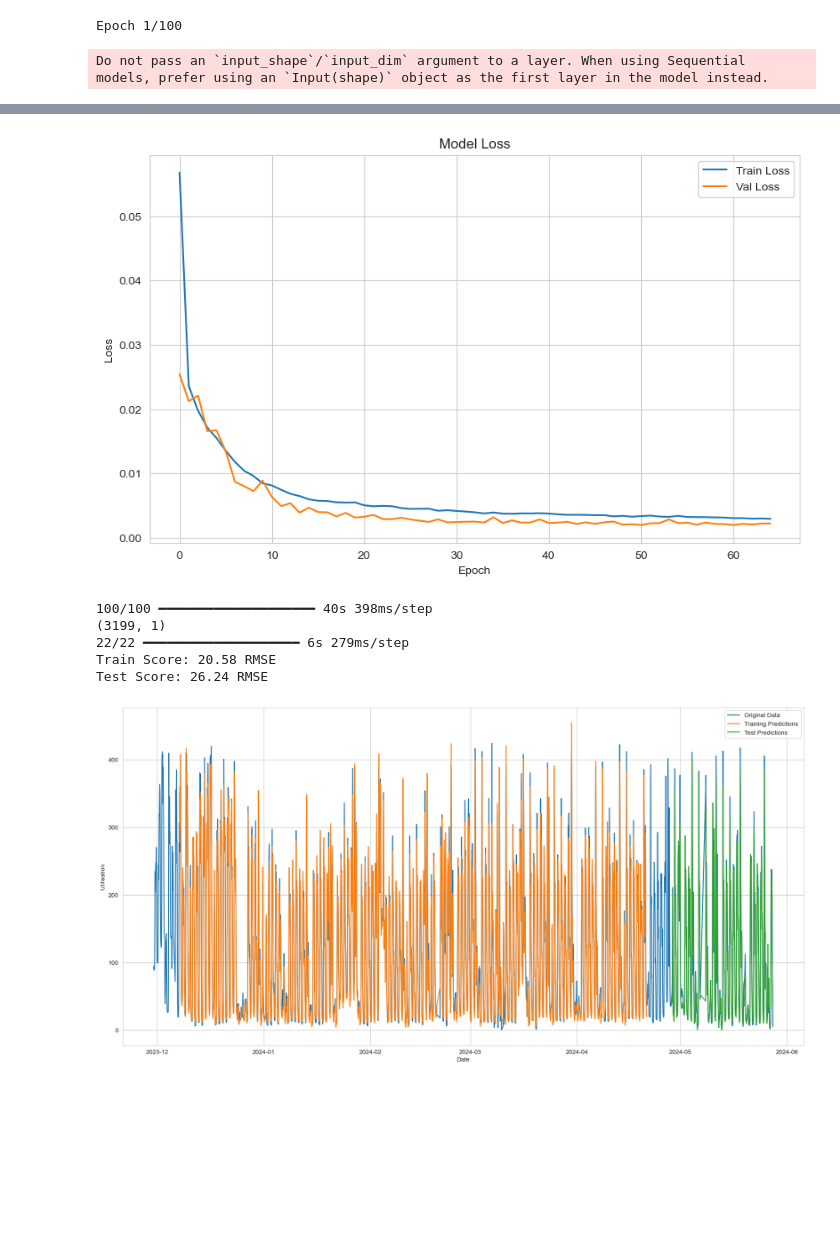
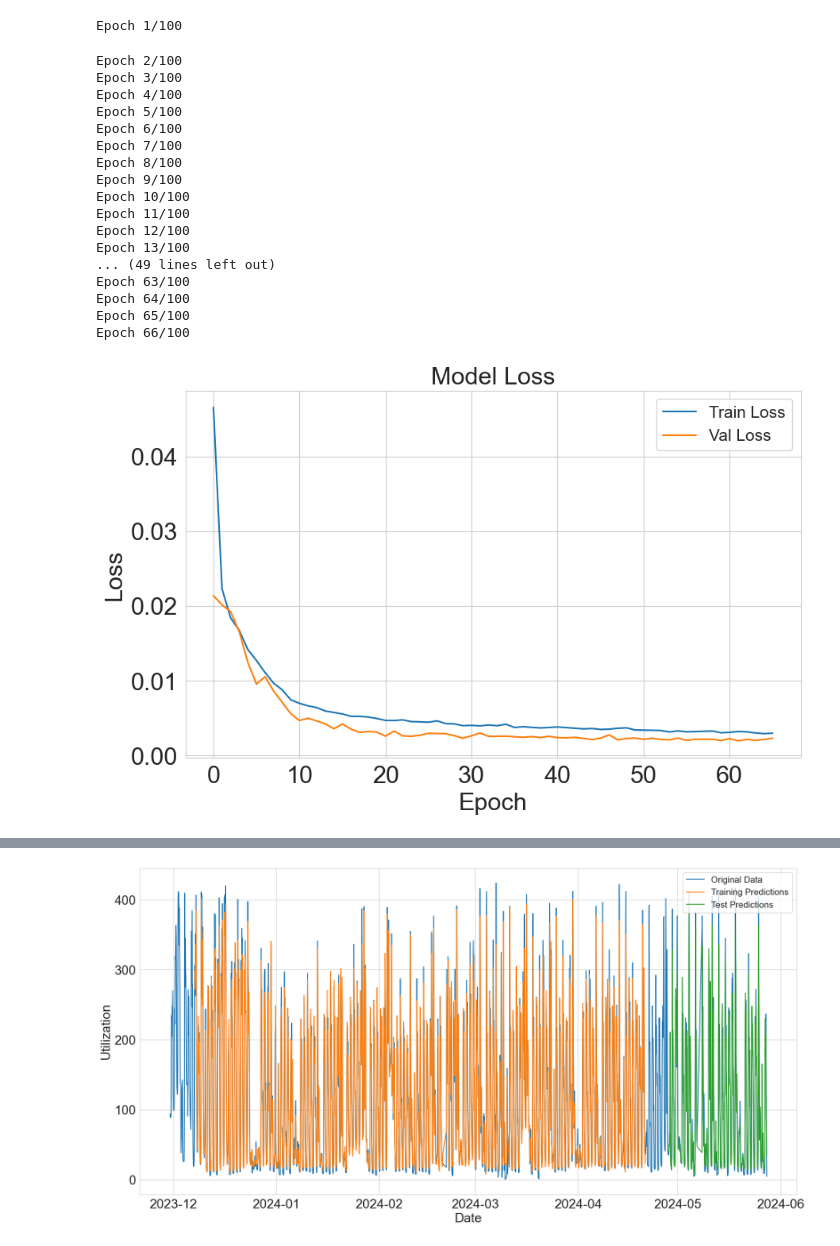
Before and after one commit to veronikaKircsev/ParkData, a Jupyter notebook: lstm_hourly_with_features.ipynb, the cells around one changed output, grey strips where cells are left out. Saved outputs shown, nothing was run; the diff lists cells and outputs as text; code cells hidden in the pictures; blank space fills up the shorter version.

```diff
--- a/lstm_hourly_with_features.ipynb
+++ b/lstm_hourly_with_features.ipynb
@@ -74,7 +74,7 @@ model.add(Dense(8, activation = 'relu'))
 model.add(LSTM(168))
 model.add(Dropout(0.2))
 model.add(Dense(1, activation = 'linear'))
-early_stop = EarlyStopping(monitor = 'val_loss', patience = 4, start_from_epoch=60)
+early_stop = EarlyStopping(monitor = 'val_loss', patience = 4, start_from_epoch=50)
 
 model.compile(loss='mean_squared_error', optimizer='adam')
 model.fit(trainX, trainY, epochs=100, batch_size=32, verbose=10, validation_split=0.2, callbacks = [early_stop])
@@ -83,10 +83,12 @@ losses_df = pd.DataFrame(model.history.history)
 plt.figure(figsize=(10,6))
 plt.plot(losses_df['loss'], label='Train Loss')
 plt.plot(losses_df['val_loss'], label='Val Loss')
-plt.title('Model Loss')
-plt.xlabel('Epoch')
-plt.ylabel('Loss')
-plt.legend()
+plt.title('Model Loss', fontsize=22)
+plt.xlabel('Epoch', fontsize=22)
+plt.ylabel('Loss', fontsize=22)
+plt.xticks(fontsize=22)
+plt.yticks(fontsize=22)
+plt.legend(fontsize=15)
 plt.show()
 
 
@@ -126,10 +128,29 @@ dataset = scaler.inverse_transform(dataset)
 plt.plot(dates, dataset[:, 0] , label='Original Data')
 plt.plot(dates, trainPredictPlot, label='Training Predictions')
 plt.plot(dates, testPredictPlot, label='Test Predictions')
-plt.xlabel('Date')
-plt.ylabel('Utilisation')
-plt.legend()
+plt.xlabel('Date', fontsize=22)
+plt.ylabel('Utilization', fontsize=22)
+plt.xticks(fontsize=22)
+plt.yticks(fontsize=22)
+plt.legend(fontsize=15)
 plt.show()
 # %% [output]
 Epoch 1/100
-Do not pass an `input_shape`/`input_dim` argument to a layer. When using Sequential models, prefer using an `Input(shape)` object as the first layer in the model instead.
+Epoch 2/100
+Epoch 3/100
+Epoch 4/100
+Epoch 5/100
+Epoch 6/100
+Epoch 7/100
+Epoch 8/100
+Epoch 9/100
+Epoch 10/100
+Epoch 11/100
+Epoch 12/100
+Epoch 13/100
+... (49 lines left out)
+Epoch 63/100
+Epoch 64/100
+Epoch 65/100
+Epoch 66/100
+[figure, new version]
@@ -153,10 +162,4 @@ Epoch 65/100
-[figure, old version]
-100/100 ━━━━━━━━━━━━━━━━━━━━ 40s 398ms/step
-(3199, 1)
-22/22 ━━━━━━━━━━━━━━━━━━━━ 6s 279ms/step
-Train Score: 20.58 RMSE
-Test Score: 26.24 RMSE
-[figure, old version]
+[figure, new version]
 # %%
 
 import matplotlib.dates as mdates
```
Also changed, not shown: parts of 3 cells of this notebook.
